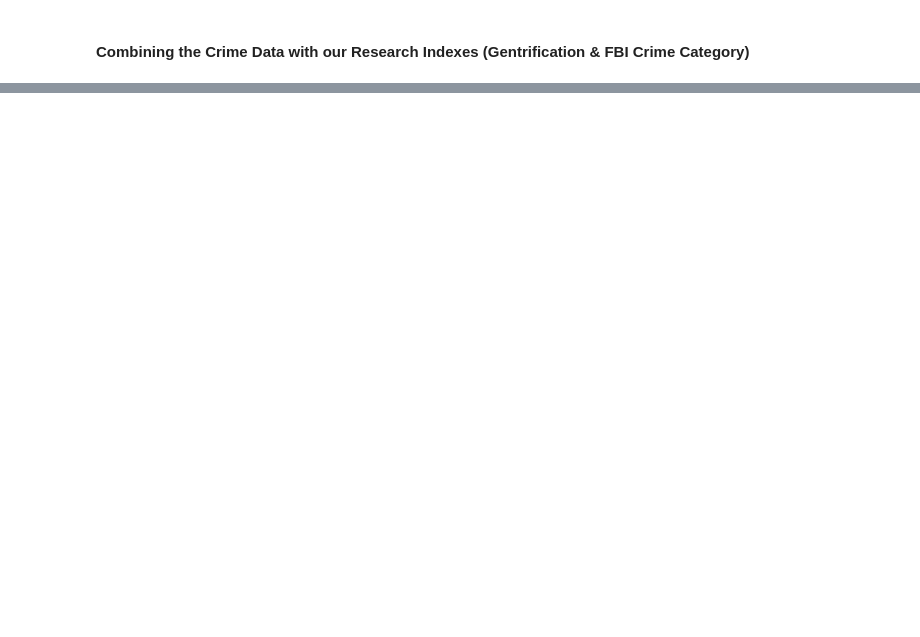
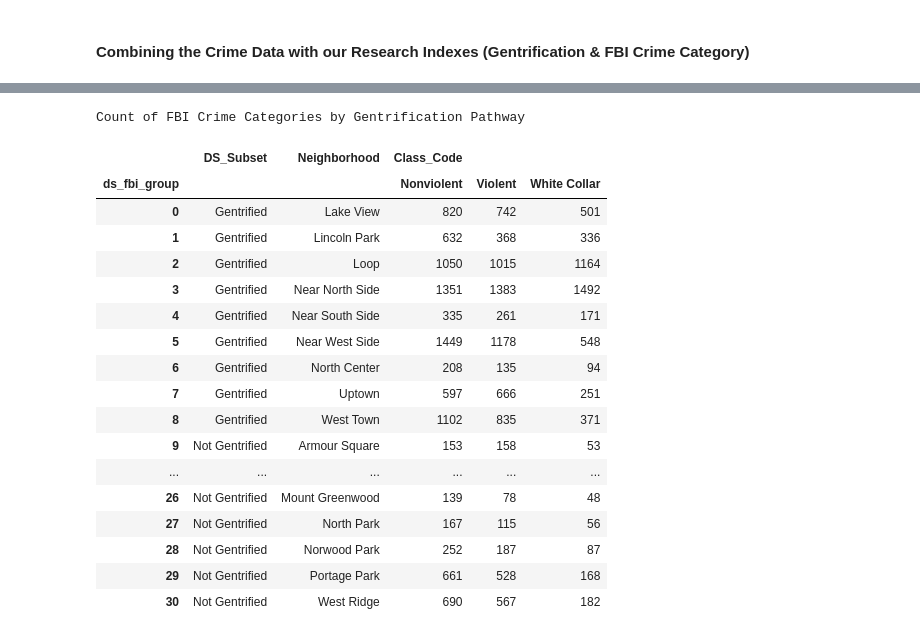
Before and after one commit to ajdeschenes/RuPaulsitory, a Jupyter notebook: crime/chicago_crime_api_json.ipynb, the cells around one changed output, grey strips where cells are left out. Drawn from its saved outputs; the diff is of its cells as text; code cells hidden in the pictures; blank space fills up the shorter version.

```diff
--- a/crime/chicago_crime_api_json.ipynb
+++ b/crime/chicago_crime_api_json.ipynb
@@ -110,7 +257,8 @@ mid_results
 # %%
-closeresults = client.get("6zsd-86xi", year=2018, limit=5000)
+closeresults = client.get("6zsd-86xi", year=2018, limit=200000)
 closeresults_df = pd.DataFrame.from_records(closeresults)                    # Convert to pandas DataFrame # results_df.head()
 close_results = closeresults_df[['community_area','fbi_code','date','description', 'latitude','longitude','primary_type','year']]
+close_results['community_area'] = pd.to_numeric(close_results['community_area'], errors='coerce')
 close_results.groupby(by=['fbi_code']).count() #relevant_results.sort_values('fbi_code')
 close_results.to_csv('report_reference_data/close_tfile.csv')
-close_results
+close_results.head()
@@ -119,0 +272,12 @@ srt_gent
+# %%
+closeyear_fbiindex = close_results.merge(fbi_index, left_on='fbi_code', right_on='fbi_code_key')
+close_crimecat_cca = closeyear_fbiindex.merge(gent_fin, left_on='community_area', right_on='community_area')
+close_crimecat_cca.to_csv('report_reference_data/close_crimecat_cca.csv') # display(b_crimecat_cca.columns)
+display(close_crimecat_cca.head())
+
+close_crimecat_cca_clean = close_crimecat_cca[['community_area', 'Neighborhood', 'fbi_code','fbi_Crime_type', 'ds_fbi_group', 'Classification', 'Class_Code',]]
+close_crimecat_cca_group = close_crimecat_cca_clean.groupby(by=['ds_fbi_group','Classification']).count() #relevant_results.sort_values('fbi_code')
+close_crime_reset = close_crimecat_cca_group.reset_index()
+print("Count of FBI Crime Categories by Gentrification Pathway")
+close_crime_reset.drop(columns=['community_area', 'Neighborhood', 'fbi_code','fbi_Crime_type',])
+close_crime_reset.pivot(index='Classification', columns='ds_fbi_group', values='Class_Code')
@@ -119,0 +304,39 @@ srt_gent
+# %%
+close_crimecat_cca_clean['Class_Code'] = pd.to_numeric(close_crimecat_cca_clean['Class_Code'], errors='coerce') # b_crimecat_cca_clean.dtypes
+ngc1 = close_crimecat_cca_clean.loc[close_crimecat_cca_clean['Class_Code'] < 3]
+ngc2 = close_crimecat_cca_clean.loc[close_crimecat_cca_clean['Class_Code'] == 5]
+gc6 = close_crimecat_cca_clean.loc[close_crimecat_cca_clean['Class_Code'] == 6]
+combo = [ngc1, ngc2]
+nGentrifiedc = pd.concat(combo)
+nGentrifiedc["DS_Subset"] = "Not Gentrified"
+gc6["DS_Subset"] = "Gentrified"
+close_neighborhodtype_bycrime = [nGentrifiedc, gc6]
+close_neighbors = pd.concat(close_neighborhodtype_bycrime)
+close_neighbors_reset = close_neighbors.groupby(by=['DS_Subset','Neighborhood','ds_fbi_group']).count()
+close_neighbors_dropem = close_neighbors_reset.reset_index()
+close_neighbors_dropem.drop(columns=['Classification','community_area','fbi_code','fbi_Crime_type',], inplace=True)
+print("Count of FBI Crime Categories by Gentrification Pathway")
+close_neighbors_final = close_neighbors_dropem.groupby(by=['DS_Subset','Neighborhood','ds_fbi_group']).sum().unstack('ds_fbi_group')
+close_year_ngdata = close_neighbors_final.reset_index()# .pivot(index='Neighborhood', columns='ds_fbi_group', values='Class_Code')
+close_year_ngdata.to_csv('report_reference_data/close_year_ngdata.csv')
+close_year_ngdata
+# %% [output]
+Count of FBI Crime Categories by Gentrification Pathway
+|  | DS_Subset | Neighborhood | Class_Code |  |  |
+| ds_fbi_group |  |  | Nonviolent | Violent | White Collar |
+| 0 | Gentrified | Lake View | 820 | 742 | 501 |
+| 1 | Gentrified | Lincoln Park | 632 | 368 | 336 |
+| 2 | Gentrified | Loop | 1050 | 1015 | 1164 |
+| 3 | Gentrified | Near North Side | 1351 | 1383 | 1492 |
+| 4 | Gentrified | Near South Side | 335 | 261 | 171 |
+| 5 | Gentrified | Near West Side | 1449 | 1178 | 548 |
+| 6 | Gentrified | North Center | 208 | 135 | 94 |
+| 7 | Gentrified | Uptown | 597 | 666 | 251 |
+| 8 | Gentrified | West Town | 1102 | 835 | 371 |
+| 9 | Not Gentrified | Armour Square | 153 | 158 | 53 |
+| ... | ... | ... | ... | ... | ... |
+| 26 | Not Gentrified | Mount Greenwood | 139 | 78 | 48 |
+| 27 | Not Gentrified | North Park | 167 | 115 | 56 |
+| 28 | Not Gentrified | Norwood Park | 252 | 187 | 87 |
+| 29 | Not Gentrified | Portage Park | 661 | 528 | 168 |
+| 30 | Not Gentrified | West Ridge | 690 | 567 | 182 |
```
Also changed, not shown: parts of 12 cells of this notebook, 9 other files.
